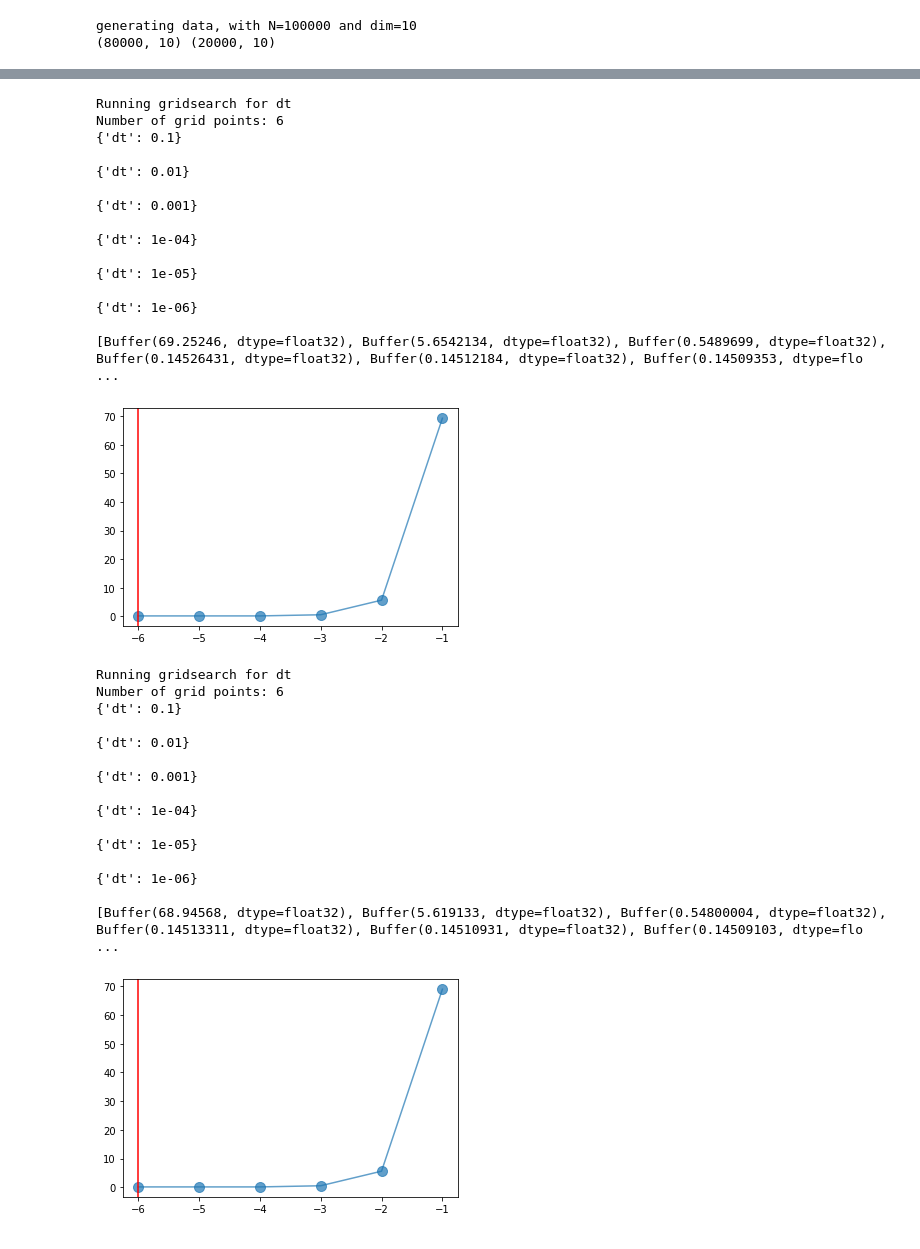
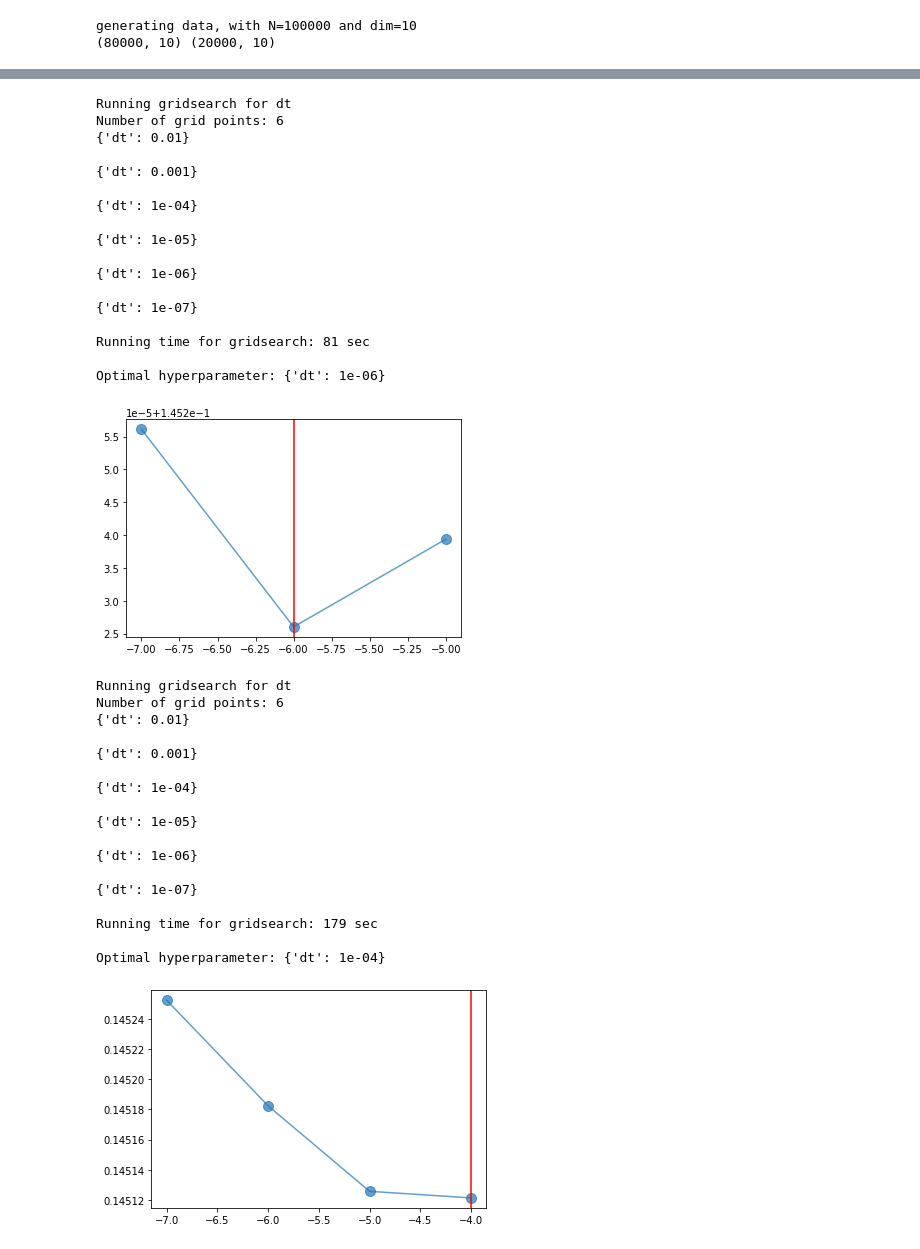
Before and after one commit to jeremiecoullon/SGMCMC_bandit_tuning, a Jupyter notebook: experiments/logistic_regression_gridsearch.ipynb, the cells around one changed output, grey strips where cells are left out. Drawn from its saved outputs; the diff is of its cells as text; code cells hidden in the pictures.

Commit message:
ran gridsearch for all models. Added mamba which works for logistic regression

```diff
--- a/experiments/logistic_regression_gridsearch.ipynb
+++ b/experiments/logistic_regression_gridsearch.ipynb
@@ -46,12 +42,12 @@ generating data, with N=100000 and dim=10
-# %%
-@jit
-def logloss_samples(samples):
-    samples = jnp.array(samples)
-    _batch_loglik = jit(vmap(loglikelihood, in_axes=(None, 0, 0)))
-
-    @jit
-    def _logloss(theta, X_test=X_test, y_test=y_test):
-        return -jnp.mean(_batch_loglik(theta, X_test, y_test))
-
-    batch_logloss = jit(vmap(_logloss, in_axes=(0, None, None)))
-    return jnp.mean(batch_logloss(samples, X_test, y_test))
+# %%
+Niters = 5000
+batch_size = int(0.1*X_train.shape[0])
+error_fn = lambda x: logloss_samples(x, X_test, y_test)
+
+key = random.PRNGKey(0)
+key, subkey = random.split(key)
+params_IC = 0.2*random.normal(subkey, shape=theta_true.shape) + theta_true
+
+# get MAP
+run_adam = build_adam_optimizer(1e-2, loglikelihood, logprior, data, batch_size)
+centering_value, logpost_array = run_adam(key, Niters, jnp.zeros(dim))
@@ -58,20 +172,16 @@ def logloss_samples(samples):
 # %%
-mykernel = lambda dt: build_sgld_kernel(dt, loglikelihood, logprior,
-                                          data, int(0.1*X_train.shape[0]))
+build_kernel = lambda dt: build_sgnht_kernel(dt, loglikelihood, logprior, data, batch_size)
 
-Niters = 1000
-list_hyperparams, ll_list = run_gridsearch(key, mykernel, logloss_samples, Niters, theta_true)
+list_hyperparams, ll_list = run_gridsearch(key, build_kernel, error_fn, Niters, params_IC)
 
 log_dt_grid = [np.log10(elem['dt']) for elem in list_hyperparams]
 plt.plot(log_dt_grid, ll_list, marker="o", markersize=10, alpha=0.7)
-plt.axvline(log_dt_grid[np.argmin(ll_list)], c='r')
+plt.axvline(log_dt_grid[np.nanargmin(ll_list)], c='r')
 
-print(ll_list)
+print(f"\nOptimal hyperparameter: {list_hyperparams[np.nanargmin(ll_list)]}")
 # %% [output]
 Running gridsearch for dt
 Number of grid points: 6
-{'dt': 0.1}
-
 {'dt': 0.01}
 
 {'dt': 0.001}
@@ -82,34 +192,38 @@ Number of grid points: 6
 
 {'dt': 1e-06}
 
-[Buffer(69.25246, dtype=float32), Buffer(5.6542134, dtype=float32), Buffer(0.5489699, dtype=float32), Buffer(0.14526431, dtype=float32), Buffer(0.14512184, dtype=float32), Buffer(0.14509353, dtype=flo ...
+{'dt': 1e-07}
+
+Running time for gridsearch: 81 sec
+
+Optimal hyperparameter: {'dt': 1e-06}
-[figure, old version]
+[figure, new version]
 # %%
-mykernel = lambda dt: build_sgldCV_kernel(dt, loglikelihood, logprior,
-                                          data, int(0.1*X_train.shape[0]), theta_true)
+build_kernel = lambda dt: build_sgnhtCV_kernel(dt, loglikelihood, logprior, data, batch_size, centering_value)
 
-Niters = 1000
-list_hyperparams, ll_list = run_gridsearch(key, mykernel, logloss_samples, Niters, theta_true)
+list_hyperparams, ll_list = run_gridsearch(key, build_kernel, error_fn, Niters, params_IC)
 
 log_dt_grid = [np.log10(elem['dt']) for elem in list_hyperparams]
 plt.plot(log_dt_grid, ll_list, marker="o", markersize=10, alpha=0.7)
-plt.axvline(log_dt_grid[np.argmin(ll_list)], c='r')
+plt.axvline(log_dt_grid[np.nanargmin(ll_list)], c='r')
 
-print(ll_list)
+print(f"\nOptimal hyperparameter: {list_hyperparams[np.nanargmin(ll_list)]}")
 # %% [output]
 Running gridsearch for dt
 Number of grid points: 6
-{'dt': 0.1}
-
 {'dt': 0.01}
 
 {'dt': 0.001}
 
 {'dt': 1e-04}
 
 {'dt': 1e-05}
 
 {'dt': 1e-06}
 
-[Buffer(68.94568, dtype=float32), Buffer(5.619133, dtype=float32), Buffer(0.54800004, dtype=float32), Buffer(0.14513311, dtype=float32), Buffer(0.14510931, dtype=float32), Buffer(0.14509103, dtype=flo ...
+{'dt': 1e-07}
+
+Running time for gridsearch: 179 sec
+
+Optimal hyperparameter: {'dt': 1e-04}
-[figure, old version]
+[figure, new version]
```
Also changed, not shown: parts of 12 cells of this notebook, 13 other files.
